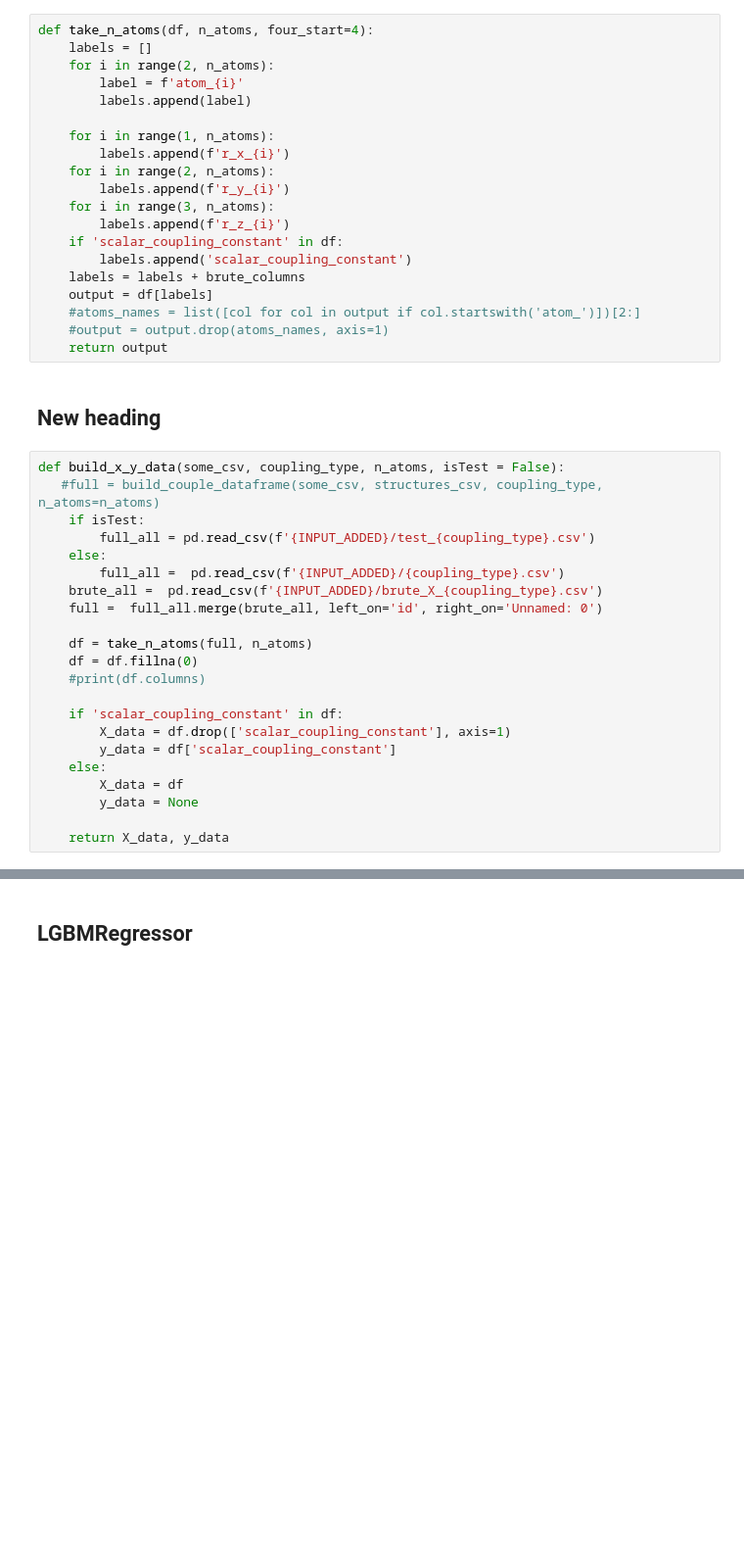
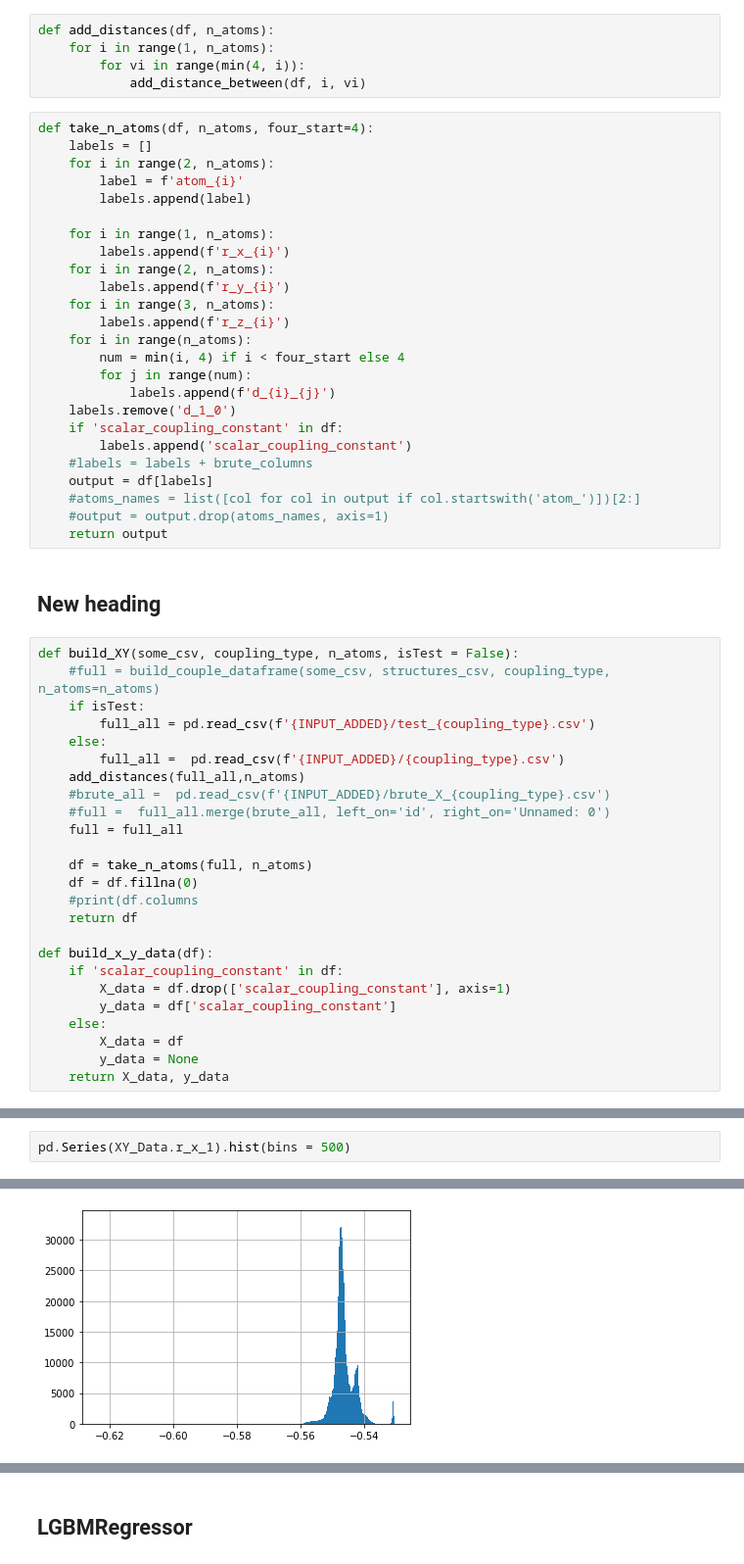
Before and after one commit to dmvlasenk/Kaggle_Predicting_Molecular_Properties, a Jupyter notebook: src/main.ipynb, the cells around one changed output, grey strips where cells are left out. Shown at 98% size. Cells and saved outputs as stored; diff of their text form; blank space fills up the shorter version.

```diff
--- a/src/main.ipynb
+++ b/src/main.ipynb
@@ -530,3 +524,8 @@ brute_columns = [
+# %%
+def add_distances(df, n_atoms):
+    for i in range(1, n_atoms):
+        for vi in range(min(4, i)):
+            add_distance_between(df, i, vi)
 # %%
 def take_n_atoms(df, n_atoms, four_start=4):
     labels = []
@@ -540,9 +539,14 @@ def take_n_atoms(df, n_atoms, four_start=4):
         labels.append(f'r_y_{i}')
     for i in range(3, n_atoms):
         labels.append(f'r_z_{i}')
+    for i in range(n_atoms):
+        num = min(i, 4) if i < four_start else 4
+        for j in range(num):
+            labels.append(f'd_{i}_{j}')
+    labels.remove('d_1_0')
     if 'scalar_coupling_constant' in df:
         labels.append('scalar_coupling_constant')
-    labels = labels + brute_columns
+    #labels = labels + brute_columns
     output = df[labels]
     #atoms_names = list([col for col in output if col.startswith('atom_')])[2:]
     #output = output.drop(atoms_names, axis=1)
@@ -550,24 +554,27 @@ def take_n_atoms(df, n_atoms, four_start=4):
 # %% [markdown]
 ## New heading
 # %%
-def build_x_y_data(some_csv, coupling_type, n_atoms, isTest = False):
-   #full = build_couple_dataframe(some_csv, structures_csv, coupling_type, n_atoms=n_atoms)
+def build_XY(some_csv, coupling_type, n_atoms, isTest = False):
+    #full = build_couple_dataframe(some_csv, structures_csv, coupling_type, n_atoms=n_atoms)
     if isTest:
         full_all = pd.read_csv(f'{INPUT_ADDED}/test_{coupling_type}.csv')
     else:
         full_all =  pd.read_csv(f'{INPUT_ADDED}/{coupling_type}.csv')
-    brute_all =  pd.read_csv(f'{INPUT_ADDED}/brute_X_{coupling_type}.csv')
-    full =  full_all.merge(brute_all, left_on='id', right_on='Unnamed: 0')
+    add_distances(full_all,n_atoms)
+    #brute_all =  pd.read_csv(f'{INPUT_ADDED}/brute_X_{coupling_type}.csv')
+    #full =  full_all.merge(brute_all, left_on='id', right_on='Unnamed: 0')
+    full = full_all
 
     df = take_n_atoms(full, n_atoms)
     df = df.fillna(0)
-    #print(df.columns)
+    #print(df.columns
+    return df
 
+def build_x_y_data(df):
     if 'scalar_coupling_constant' in df:
         X_data = df.drop(['scalar_coupling_constant'], axis=1)
         y_data = df['scalar_coupling_constant']
     else:
         X_data = df
         y_data = None
-
     return X_data, y_data
@@ -594,0 +590,3 @@ Wall time: 2.42 s
+# %%
+pd.Series(XY_Data.r_x_1).hist(bins = 500)
+# %% [output]
@@ -594,0 +594 @@ Wall time: 2.42 s
+[figure, added]
```
Also changed, not shown: parts of 33 cells of this notebook, 9 other files.
